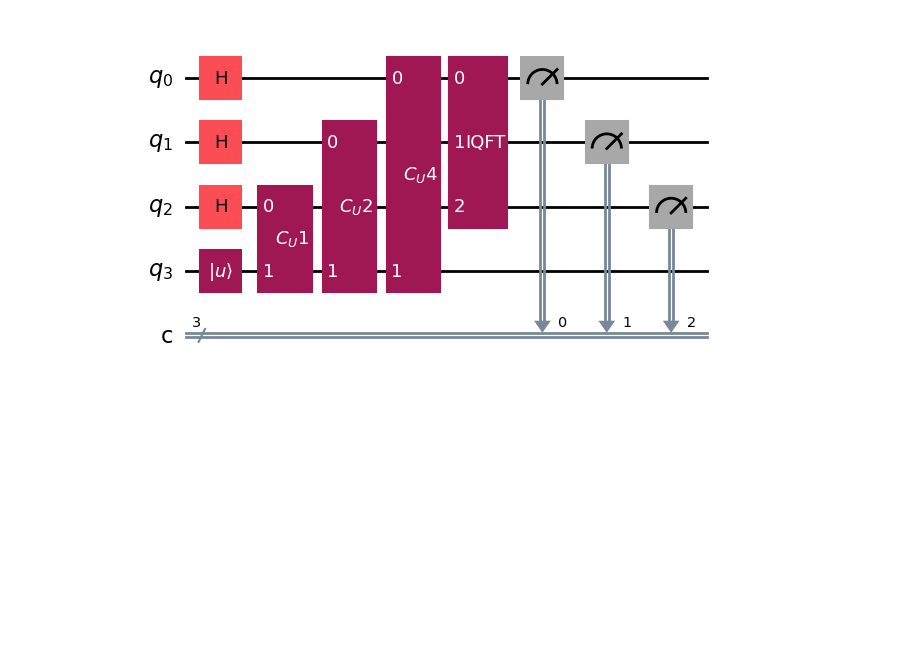
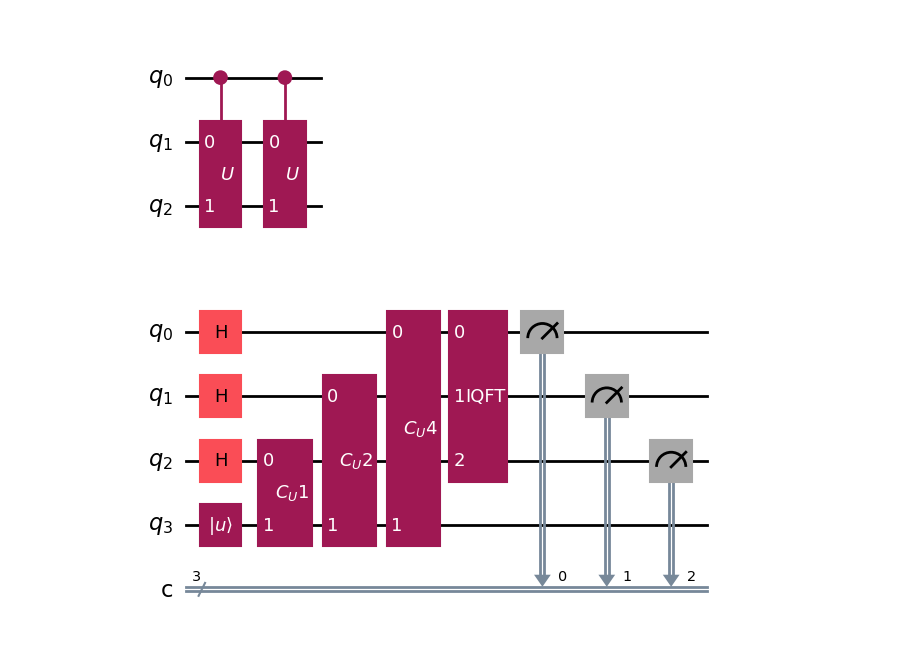
Before and after one commit to jonasmaziero/computacao_quantica_qiskit_sbf_2024, a Jupyter notebook: 04_Phase_Estimation.ipynb, the cells around one changed output. Drawn from its saved outputs; the diff is of its cells as text; code cells hidden in the pictures; blank space fills up the shorter version.

```diff
--- a/04_Phase_Estimation.ipynb
+++ b/04_Phase_Estimation.ipynb
@@ -187,4 +179,8 @@ def qc_ctrlu(n,N):
     return qc
+# %%
+n=2; N =2; qccu = qc_ctrlu(n,N); qccu.draw('mpl')
+# %% [output]
+[figure, added]
 # %%
 # circuito para o algoritmo de etimativa de fase quântica
 def qc_qpe(t,n):
```
Also changed, not shown: parts of 41 cells of this notebook, 15 other files.
